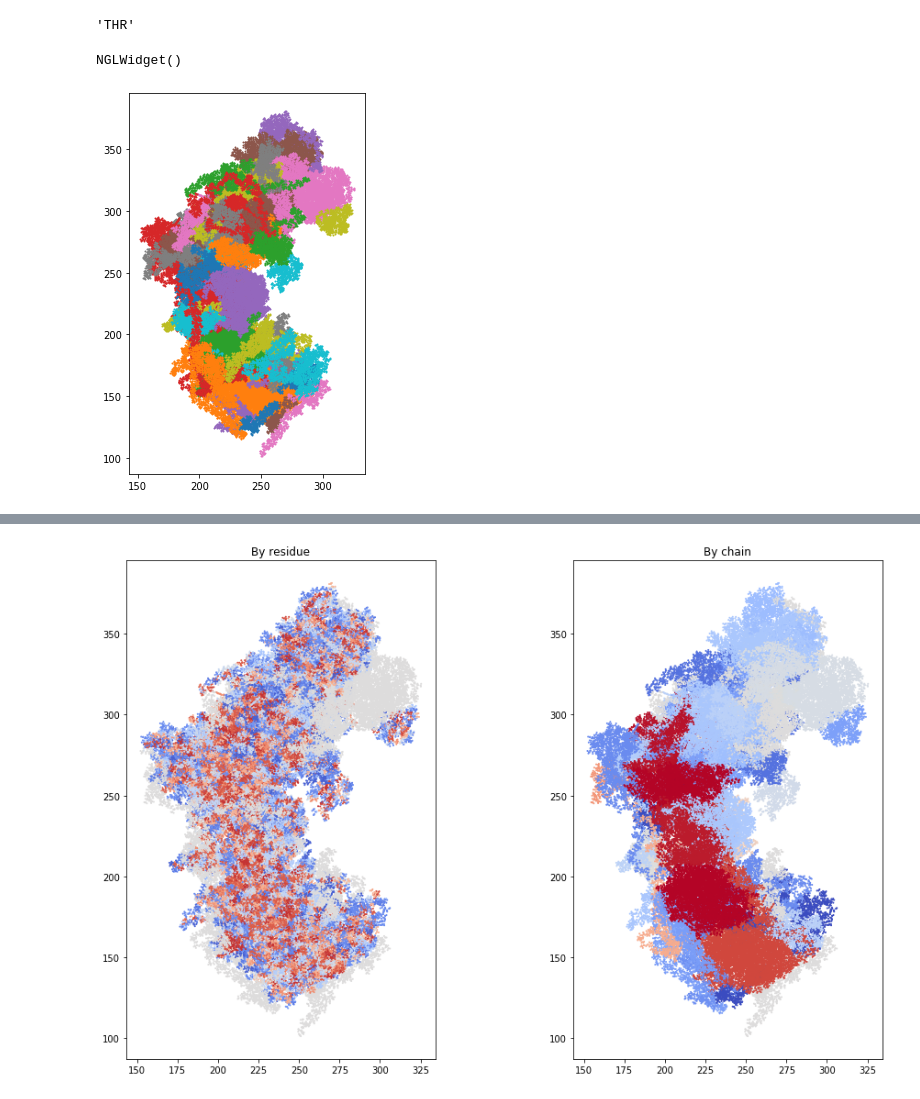
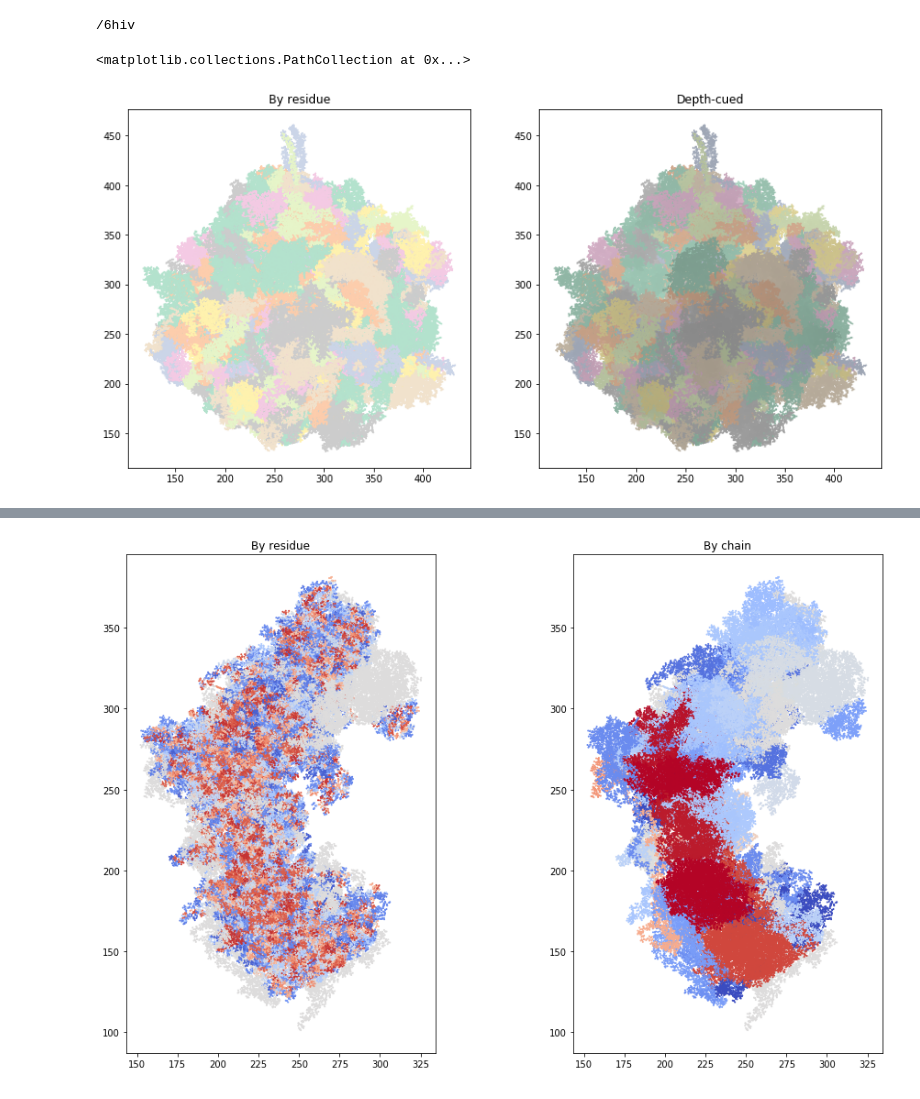
Before and after one commit to justgos/spatial-cell, a Jupyter notebook: universe-config/complexification-config.ipynb, the cells around one changed output, grey strips where cells are left out. Saved outputs shown, nothing was run; the diff lists cells and outputs as text; code cells hidden in the pictures.

```diff
--- a/universe-config/complexification-config.ipynb
+++ b/universe-config/complexification-config.ipynb
@@ -67,22 +91,71 @@ def load_pdb(path):
   return data
 
 pdbs = load_pdb('./data/pdb')
-# %%
-list(pdbs[0]['chains'][0]['chain'])[0].resname
-# %% [output]
-'THR'
+# %%
+# list(pdbs[0]['chains'][0]['chain'])[0].resname
+
+entity = pdbs[2]
+print(entity['structure'].id)
+
+## Looking at an RNA chain
+# chain_content = [r.resname for r in list(entity['chains'][56]['chain'])]
+# print(len(chain_content))
+# chain_content
+# %% [output]
+/6hiv
 # %%
 import nglview as nv
-view = nv.show_biopython(pdbs[1]['structure'])
-view
+# view = nv.show_biopython(entity['structure'])
+# view
-# %% [output]
-NGLWidget()
-# %%
-fig, ax = plt.subplots(figsize=(7, 7))
-ax.set_aspect('equal')
-for chain in pdbs[1]['chains']:
-  ax.scatter(chain['atoms'][:,0], chain['atoms'][:,2], s=1)
-# %% [output]
-[figure, removed]
+# %%
+z_order = np.argsort(
+  np.concatenate([
+    chain['atoms']
+    for chain in entity['chains']
+  ], axis=0)[:,1][::-1]
+)
+# chain_z_order = np.argsort(
+#   np.array([
+#     np.mean(chain['atoms'][:, 1])
+#     for chain in entity['chains']
+#   ], axis=0)[::-1]
+# )
+
+sorted_atoms = np.concatenate([
+  chain['atoms']
+  for chain in entity['chains']
+], axis=0)[::-1][z_order]
+
+fig, ax = plt.subplots(1, 2, figsize=(14, 7))
+ax[0].set_aspect('equal')
+ax[1].set_aspect('equal')
+
+cmap = plt.get_cmap('Pastel2')
+color_by_residue = cmap(np.concatenate([[i] * len(c['atoms']) for i, c in enumerate(entity['chains'])])[z_order] % len(cmap.colors))
+
+ax[0].set_title('By residue')
+ax[0].scatter(
+  sorted_atoms[:, 0],
+  sorted_atoms[:, 2],
+  s=1,
+  c=color_by_residue,
+)
+
+ax[1].set_title('Depth-cued')
+ax[1].scatter(
+  sorted_atoms[:, 0],
+  sorted_atoms[:, 2],
+  s=1,
+  c=color_by_residue / np.expand_dims(
+    1 + (sorted_atoms[:, 1] - np.min(sorted_atoms[:, 1])) / (np.max(sorted_atoms[:, 1]) - np.min(sorted_atoms[:, 1])) * 0.5,
+    axis=-1
+  ),
+)
+
+# for chain in entity['chains']:
+#   ax.scatter(chain['atoms'][:,0], chain['atoms'][:,2], s=1)
+# %% [output]
+<matplotlib.collections.PathCollection at 0x...>
+[figure, added]
 # %%
 approximating_spheres = []
```
Also changed, not shown: parts of 13 cells of this notebook, 28 other files.
